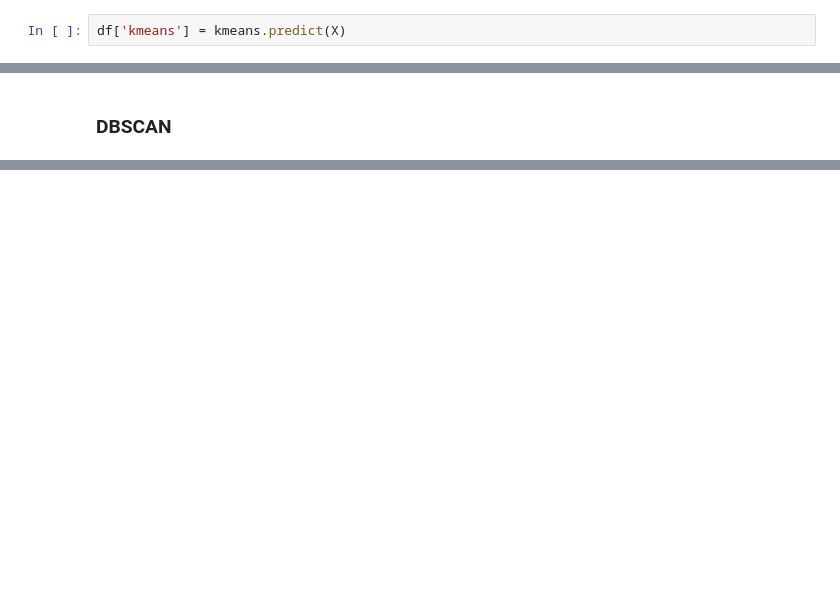
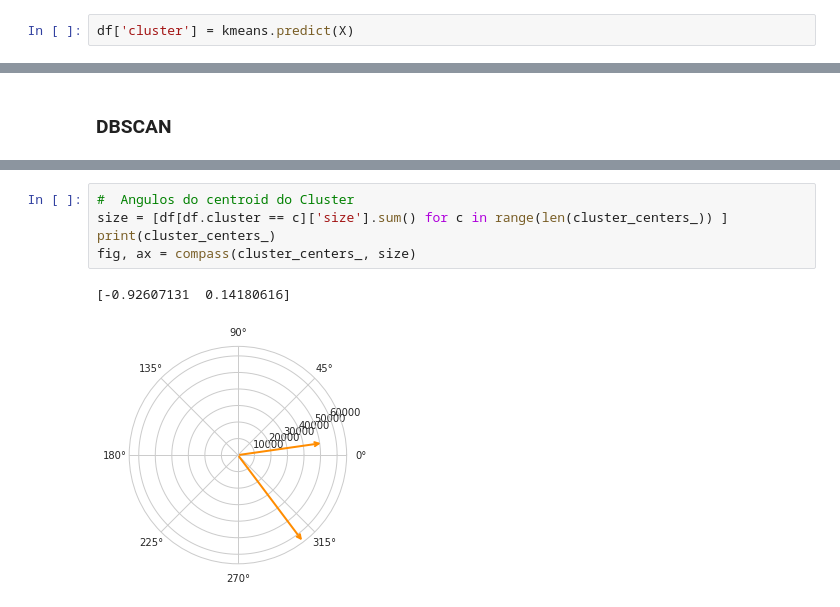
Before and after one commit to marlesson/flow_analysis, a Jupyter notebook: cluster.ipynb, the cells around one changed output, grey strips where cells are left out. Drawn from its saved outputs; the diff is of its cells as text; blank space fills up the shorter version.

```diff
--- a/cluster.ipynb
+++ b/cluster.ipynb
@@ -71,5 +111,5 @@ array([[ 1.9769172 ],
 # %%
-df['kmeans'] = kmeans.predict(X)
+df['cluster'] = kmeans.predict(X)
 # %%
 # save
 joblib.dump(kmeans, 'kmeans.pkl')
@@ -94,0 +204,8 @@ n_clusters_
+# %%
+#  Angulos do centroid do Cluster
+size = [df[df.cluster == c]['size'].sum() for c in range(len(cluster_centers_)) ]
+print(cluster_centers_)
+fig, ax = compass(cluster_centers_, size)
+# %% [output]
+[-0.92607131  0.14180616]
+[figure, added]
```
Also changed, not shown: parts of 42 cells of this notebook, 16 other files.
